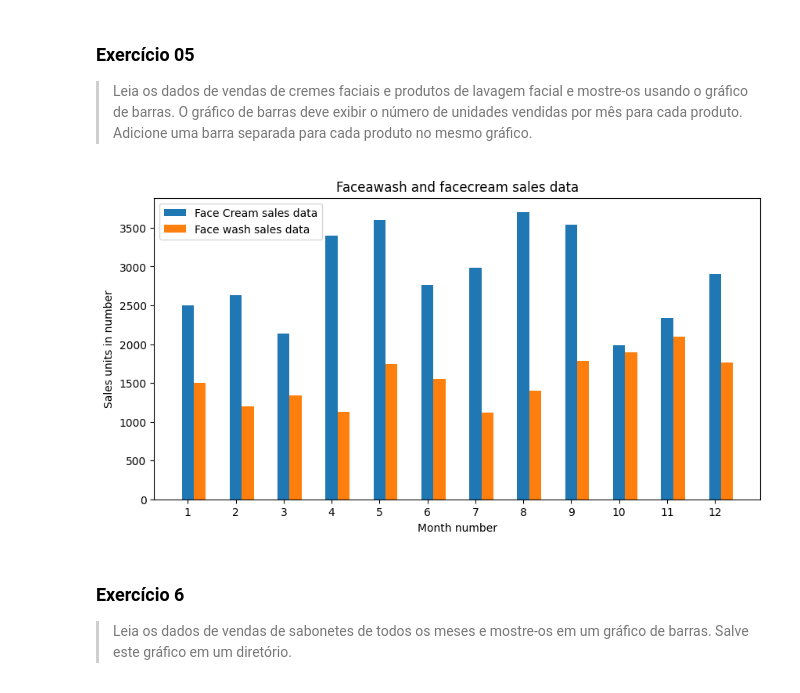
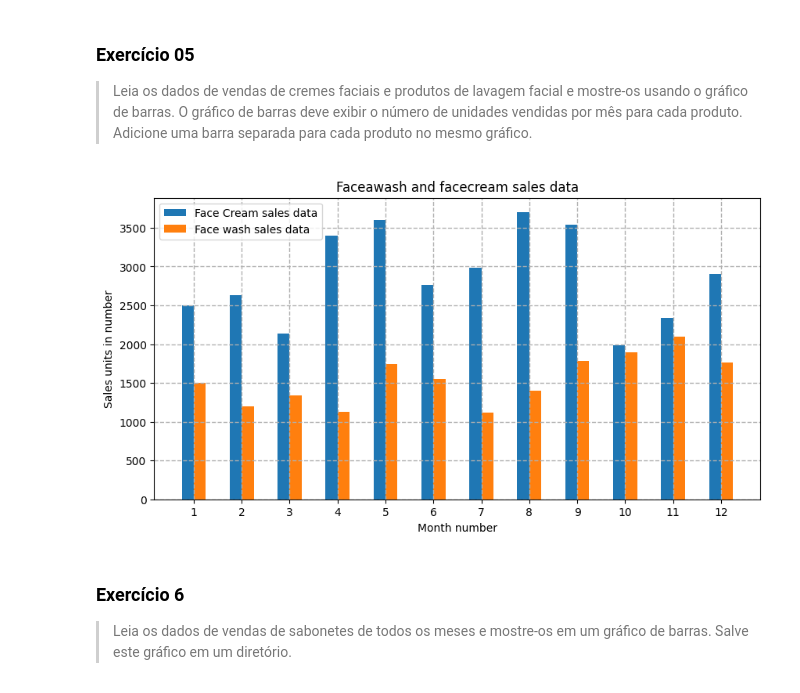
Before and after one commit to marcellu-s/SENAI-Fundamentos-BigData-Python, a Jupyter notebook: Aula 10 - 08_11_23/_18.ipynb, the cells around one changed output. Saved outputs shown, nothing was run; the diff lists cells and outputs as text; code cells hidden in the pictures.

```diff
--- a/Aula 10 - 08_11_23/_18.ipynb
+++ b/Aula 10 - 08_11_23/_18.ipynb
@@ -55,37 +55,39 @@ dataframe_group = dataframe.groupby('month_number')[['facecream', 'facewash']].s
 
 # Definindo os meses
 months = dataframe_group.index
 
 # Definindo os dados
 facecream_per_month = dataframe_group.facecream.values
 facewash_per_month = dataframe_group.facewash.values
 
 # Largura da barra
 bar_width = 0.25
 
 # Definindo as posições das barras
-pos = list(range(1, len(months) + 1))
-pos_2 = [x + bar_width for x in pos]
+pos = [pos - 0.125 for pos in months]
+pos_2 = [pos + 0.125 for pos in months]
 
 # Redimensionando o tamanho do gráfico
 plt.figure(figsize=(10, 5))
 
-# Gerando o gráfico
+# # Gerando o gráfico
 plt.bar(pos, facecream_per_month, width=bar_width, label='Face Cream sales data')
 plt.bar(pos_2, facewash_per_month, width=bar_width, label='Face wash sales data')
 
 plt.xticks(months)
 
 plt.title('Faceawash and facecream sales data')
 
 plt.xlabel('Month number')
 plt.ylabel('Sales units in number')
 
+plt.grid(ls='--', lw=1)
+
 plt.legend(loc='upper left')
 
 plt.show()
 # %% [output]
-[figure, old version]
+[figure, new version]
 # %% [markdown]
 ### Exercício 6
 
```
Also changed, not shown: 6 other files.
